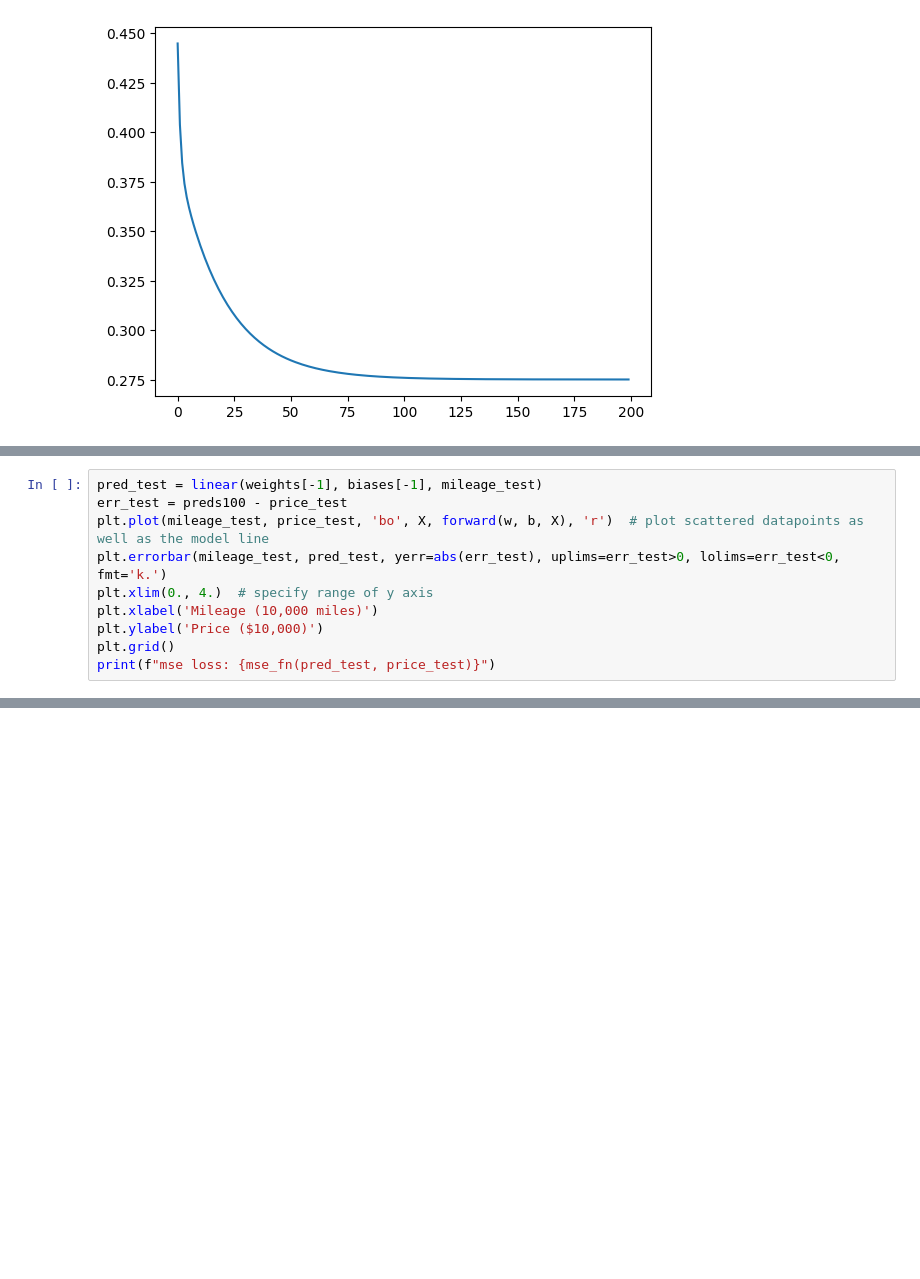
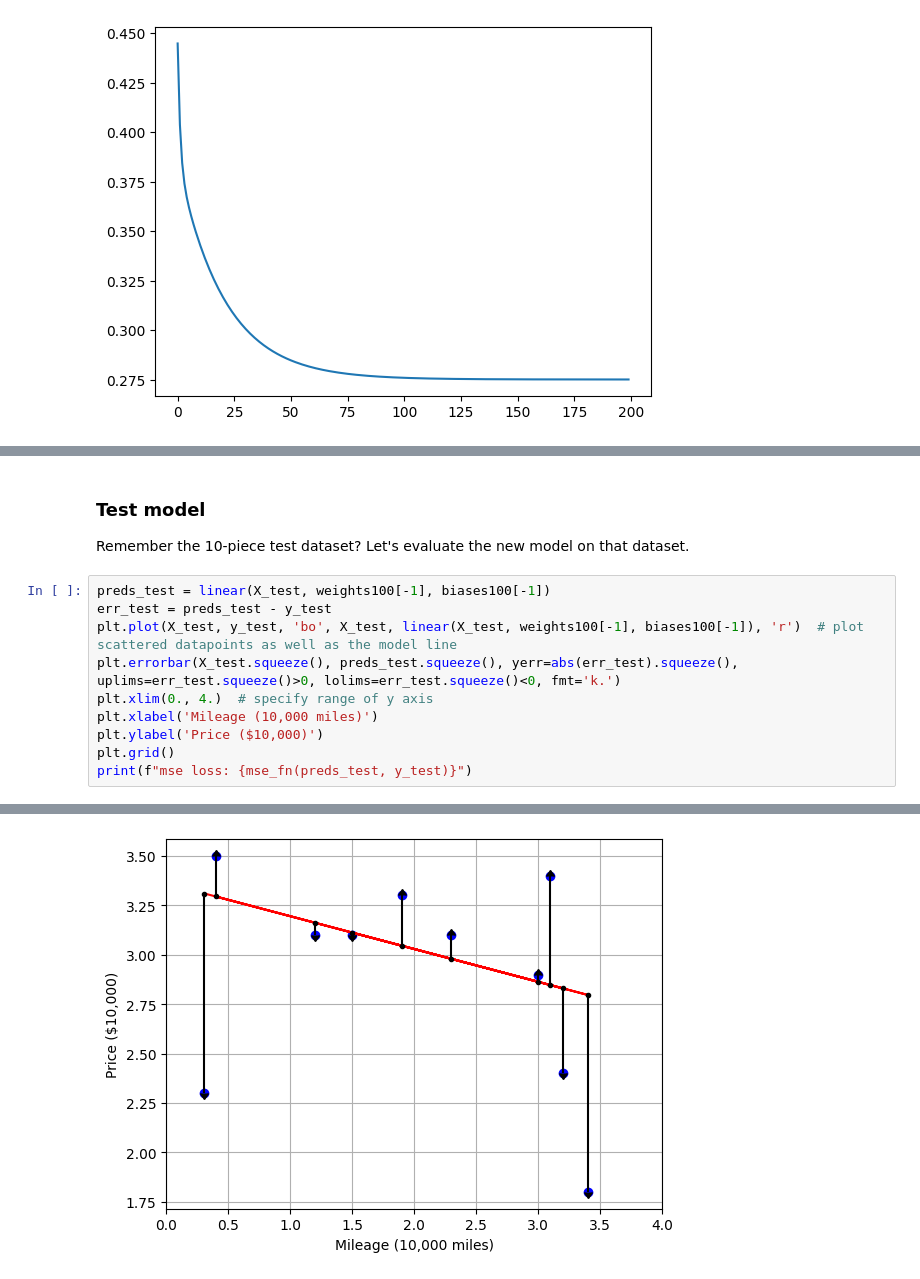
Before and after one commit to linzhangUCA/3321example-nn101, a Jupyter notebook: nn101.ipynb, the cells around one changed output, grey strips where cells are left out. Cells and saved outputs as stored; diff of their text form; blank space fills up the shorter version.

```diff
--- a/nn101.ipynb
+++ b/nn101.ipynb
@@ -282,10 +299,14 @@ loss @ 200 iteration: 0.27520171726986375
+# %% [markdown]
+### Test model
+Remember the 10-piece test dataset? Let's evaluate the new model on that dataset.
 # %%
-pred_test = linear(weights[-1], biases[-1], mileage_test)
-err_test = preds100 - price_test
-plt.plot(mileage_test, price_test, 'bo', X, forward(w, b, X), 'r')  # plot scattered datapoints as well as the model line
-plt.errorbar(mileage_test, pred_test, yerr=abs(err_test), uplims=err_test>0, lolims=err_test<0, fmt='k.')
+preds_test = linear(X_test, weights100[-1], biases100[-1])
+err_test = preds_test - y_test
+plt.plot(X_test, y_test, 'bo', X_test, linear(X_test, weights100[-1], biases100[-1]), 'r')  # plot scattered datapoints as well as the model line
+plt.errorbar(X_test.squeeze(), preds_test.squeeze(), yerr=abs(err_test).squeeze(), uplims=err_test.squeeze()>0, lolims=err_test.squeeze()<0, fmt='k.')
 plt.xlim(0., 4.)  # specify range of y axis
 plt.xlabel('Mileage (10,000 miles)')
 plt.ylabel('Price ($10,000)')
 plt.grid()
-print(f"mse loss: {mse_fn(pred_test, price_test)}")
+print(f"mse loss: {mse_fn(preds_test, y_test)}")
+# %% [output]
@@ -291,0 +314 @@ print(f"mse loss: {mse_fn(pred_test, price_test)}")
+[figure, added]
```
Also changed, not shown: parts of 6 cells of this notebook.
